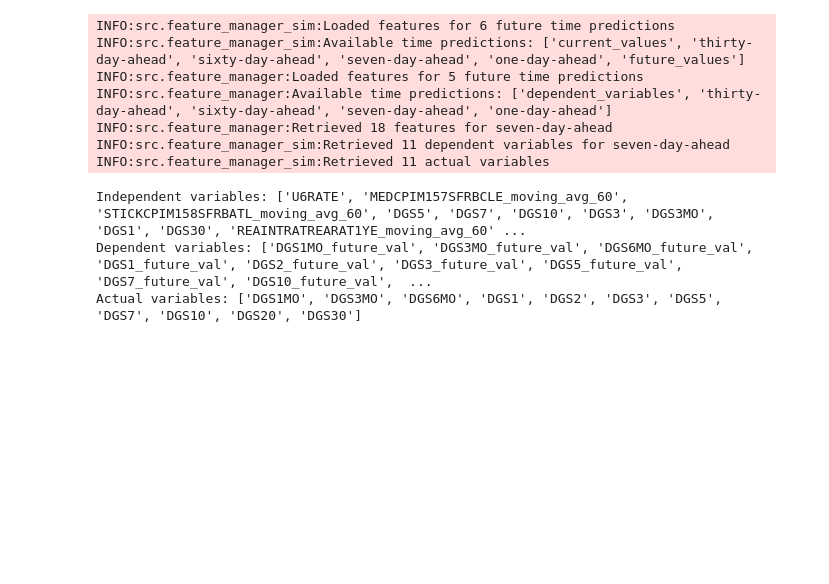
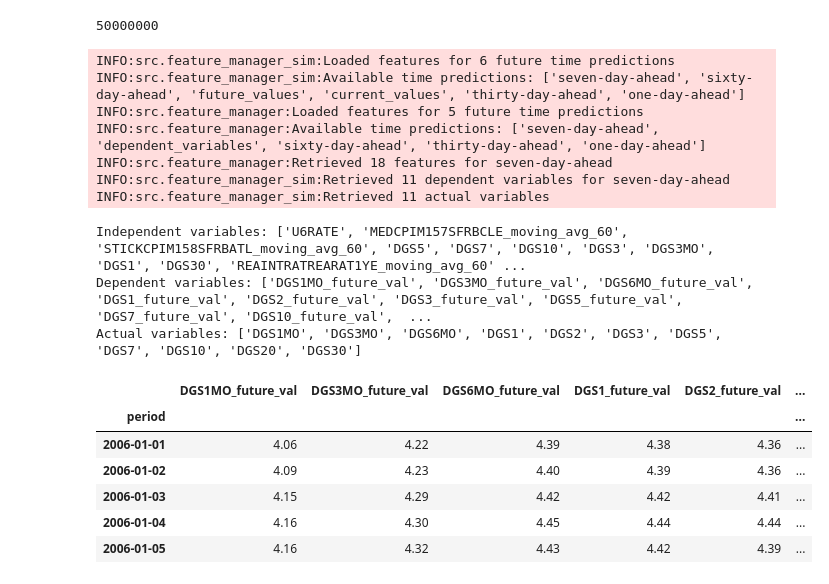
Before and after one commit to ttoe05/bond-yields-gp-model, a Jupyter notebook: src/KRR_simulation_test.ipynb, the cells around one changed output. Cells and saved outputs as stored; diff of their text form; code cells hidden in the pictures; blank space fills up the shorter version.

```diff
--- a/src/KRR_simulation_test.ipynb
+++ b/src/KRR_simulation_test.ipynb
@@ -25,24 +41,40 @@ ImportError: attempted relative import with no known parent package
+# %%
+n_samples // 2
+# %% [output]
+50000000
 # %%
 # get the target, actual, and feature columns
-feature_manager = FeatureManagerSim(features_config_path='../data/features_selected4.yaml')
-feature_manager2 = FeatureManager(features_config_path='../data/features_selected3.yaml')
+feature_manager = FeatureManagerSim(features_config_path='data/features_selected4.yaml')
+feature_manager2 = FeatureManager(features_config_path='data/features_selected3.yaml')
 independent_variables = feature_manager2.get_features_for_time_pred(time_prediction='seven-day-ahead')
 dependent_variables = feature_manager.get_dependent_variables(time_prediction='seven-day-ahead')
 actuals_variables = feature_manager.get_actual_variables()
 
 # print the outputs
 print(f"Independent variables: {independent_variables}")
 dependent_variable_new = [f"{x}_future_val" for x in dependent_variables]
 print(f"Dependent variables: {dependent_variable_new}")
 print(f"Actual variables: {actuals_variables}")
+
+raw_data = pd.read_parquet('data/kernel_regression_train_shifted_7_.parquet')
+raw_data[feature_manager2.get_dependent_variables()].head()
+# drop duplicate columns
+# raw_data = raw_data.T.drop_duplicates().T
 # %% [output]
 INFO:src.feature_manager_sim:Loaded features for 6 future time predictions
-INFO:src.feature_manager_sim:Available time predictions: ['current_values', 'thirty-day-ahead', 'sixty-day-ahead', 'seven-day-ahead', 'one-day-ahead', 'future_values']
+INFO:src.feature_manager_sim:Available time predictions: ['seven-day-ahead', 'sixty-day-ahead', 'future_values', 'current_values', 'thirty-day-ahead', 'one-day-ahead']
 INFO:src.feature_manager:Loaded features for 5 future time predictions
-INFO:src.feature_manager:Available time predictions: ['dependent_variables', 'thirty-day-ahead', 'sixty-day-ahead', 'seven-day-ahead', 'one-day-ahead']
+INFO:src.feature_manager:Available time predictions: ['seven-day-ahead', 'dependent_variables', 'sixty-day-ahead', 'thirty-day-ahead', 'one-day-ahead']
 INFO:src.feature_manager:Retrieved 18 features for seven-day-ahead
 INFO:src.feature_manager_sim:Retrieved 11 dependent variables for seven-day-ahead
 INFO:src.feature_manager_sim:Retrieved 11 actual variables
 Independent variables: ['U6RATE', 'MEDCPIM157SFRBCLE_moving_avg_60', 'STICKCPIM158SFRBATL_moving_avg_60', 'DGS5', 'DGS7', 'DGS10', 'DGS3', 'DGS3MO', 'DGS1', 'DGS30', 'REAINTRATREARAT1YE_moving_avg_60' ...
 Dependent variables: ['DGS1MO_future_val', 'DGS3MO_future_val', 'DGS6MO_future_val', 'DGS1_future_val', 'DGS2_future_val', 'DGS3_future_val', 'DGS5_future_val', 'DGS7_future_val', 'DGS10_future_val',  ...
 Actual variables: ['DGS1MO', 'DGS3MO', 'DGS6MO', 'DGS1', 'DGS2', 'DGS3', 'DGS5', 'DGS7', 'DGS10', 'DGS20', 'DGS30']
+|  | DGS1MO_future_val | DGS3MO_future_val | DGS6MO_future_val | DGS1_future_val | DGS2_future_val | ... |
+| period |  |  |  |  |  | ... |
+| 2006-01-01 | 4.06 | 4.22 | 4.39 | 4.38 | 4.36 | ... |
+| 2006-01-02 | 4.09 | 4.23 | 4.40 | 4.39 | 4.36 | ... |
+| 2006-01-03 | 4.15 | 4.29 | 4.42 | 4.42 | 4.41 | ... |
+| 2006-01-04 | 4.16 | 4.30 | 4.45 | 4.44 | 4.44 | ... |
+| 2006-01-05 | 4.16 | 4.32 | 4.43 | 4.42 | 4.39 | ... |
```
Also changed, not shown: parts of 18 cells of this notebook, 6 other files.
